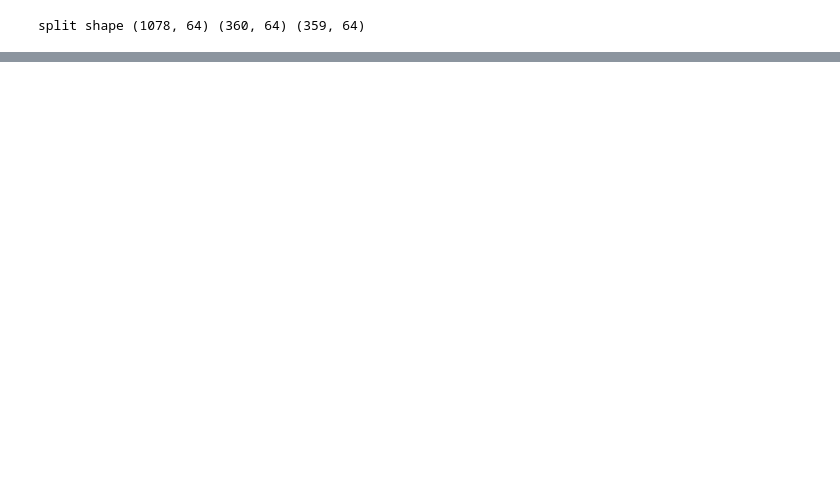
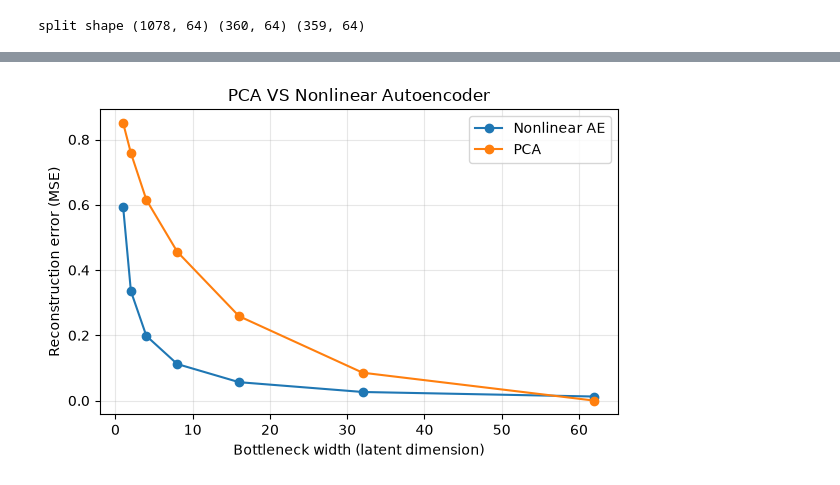
Before and after one commit to likhith00/LatentDimAnalysis, a Jupyter notebook: research/hpo_analysis_image.ipynb, the cells around one changed output, grey strips where cells are left out. Saved outputs shown, nothing was run; the diff lists cells and outputs as text; code cells hidden in the pictures; blank space fills up the shorter version.

```diff
--- a/research/hpo_analysis_image.ipynb
+++ b/research/hpo_analysis_image.ipynb
@@ -130,0 +131,15 @@ k= 62 PCA=0.0000  Non Linear AE=0.3653
+# %%
+import matplotlib.pyplot as plt
+
+plt.figure(figsize=(6, 4))
+plt.plot(bottleneck_range, ae_errors, marker="o", label="Nonlinear AE")
+plt.plot(bottleneck_range, pca_errors, marker="o", label="PCA")
+plt.xlabel("Bottleneck width (latent dimension)")
+plt.ylabel("Reconstruction error (MSE)")
+plt.title("PCA VS Nonlinear Autoencoder")
+plt.legend()
+plt.grid(True, alpha=0.3)
+plt.tight_layout()
+plt.show()
+# %% [output]
+[figure, added]
```
Also changed, not shown: parts of 2 cells of this notebook, 1 other file.
